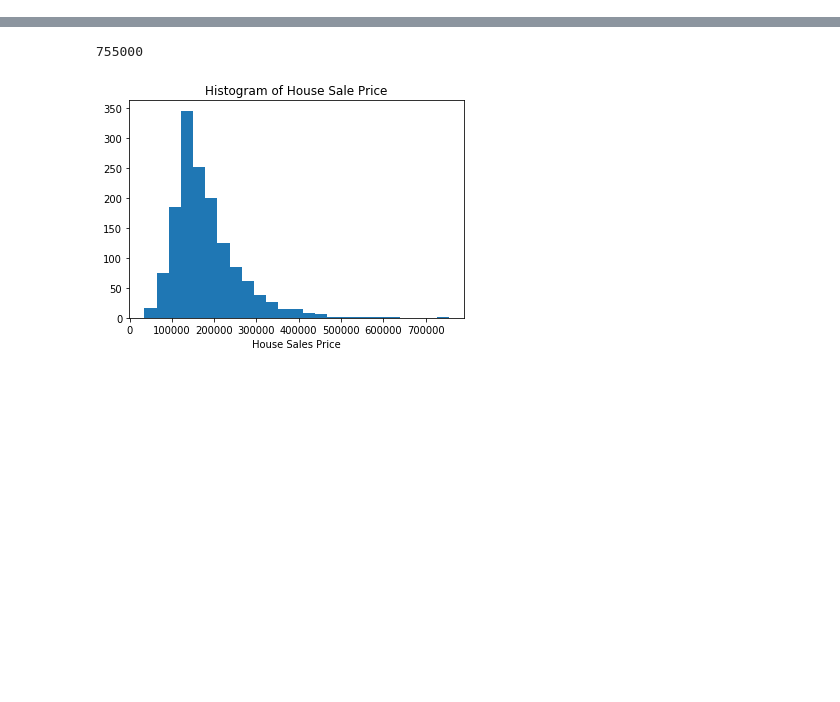
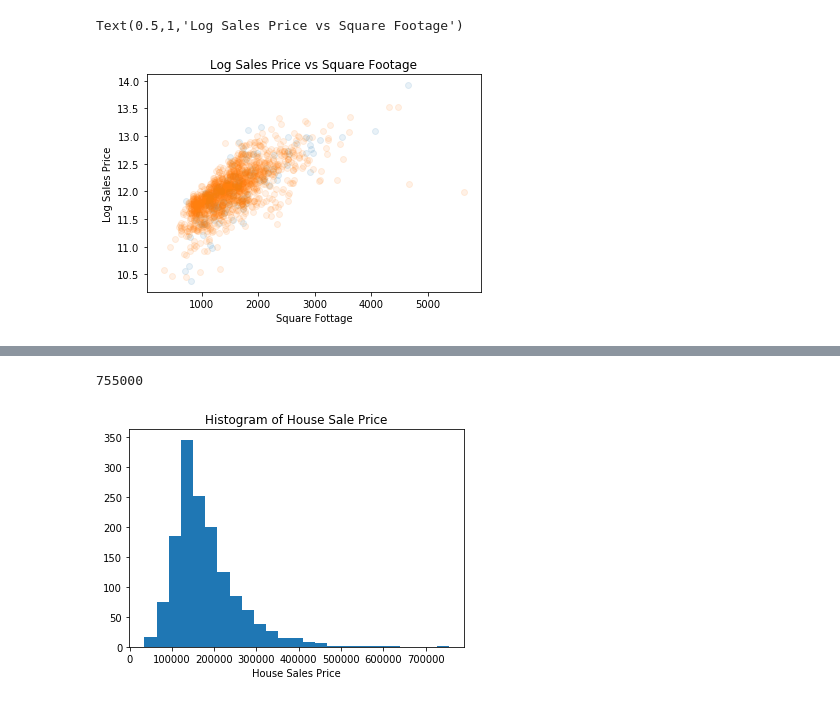
Before and after one commit to mpaluta/House_Price, a Jupyter notebook: patrick_v1.ipynb, the cells around one changed output, grey strips where cells are left out. Saved outputs shown, nothing was run; the diff lists cells and outputs as text; code cells hidden in the pictures; blank space fills up the shorter version.

```diff
--- a/patrick_v1.ipynb
+++ b/patrick_v1.ipynb
@@ -11,2 +43,11 @@ df.head()
+# %%
+plt.scatter(fixed_nc['Sq. Ft.'], np.log(fixed_nc['Total $']), alpha = 0.1)
+plt.scatter(df['GrLivArea'], np.log(df['SalePrice']), alpha = 0.1 )
+plt.ylabel('Log Sales Price')
+plt.xlabel('Square Fottage')
+plt.title('Log Sales Price vs Square Footage')
+# %% [output]
+Text(0.5,1,'Log Sales Price vs Square Footage')
+[figure, added]
 # %%
 df.columns
```
Also changed, not shown: parts of 8 cells of this notebook.
